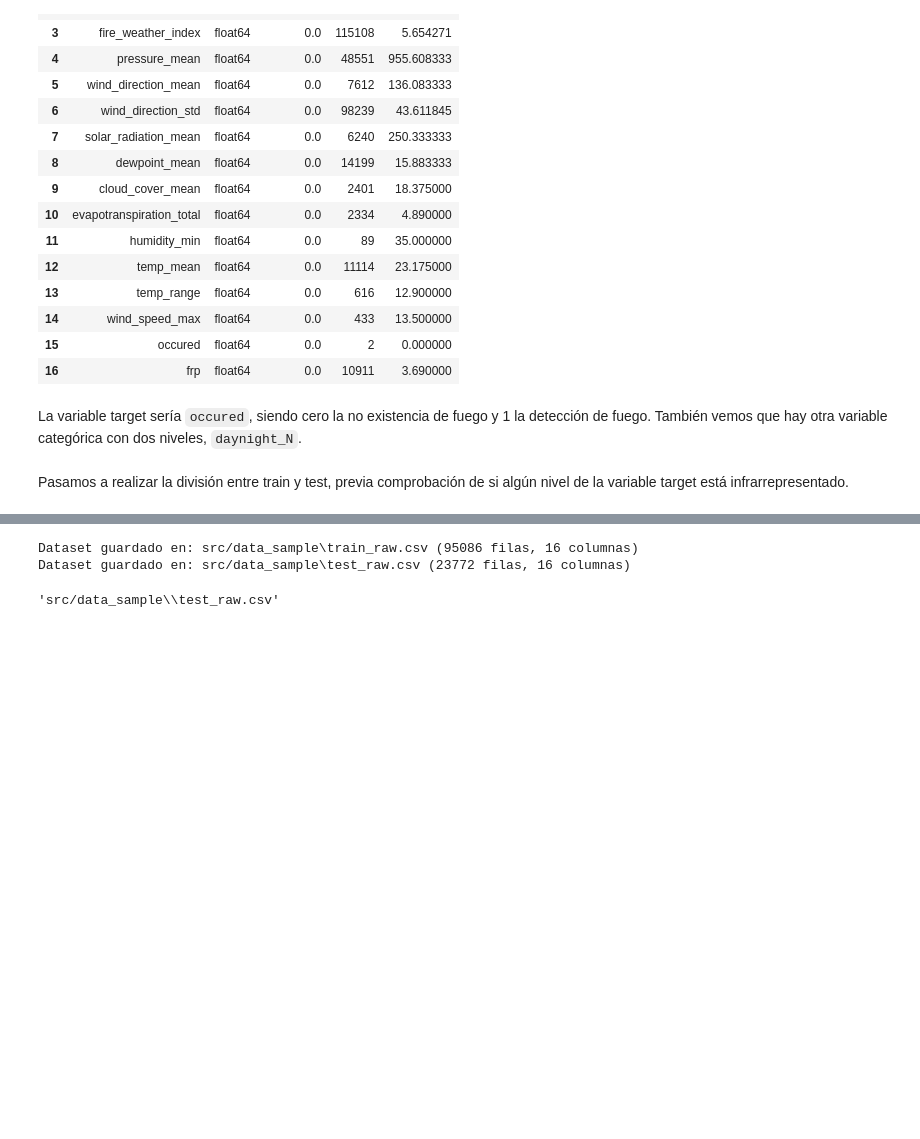
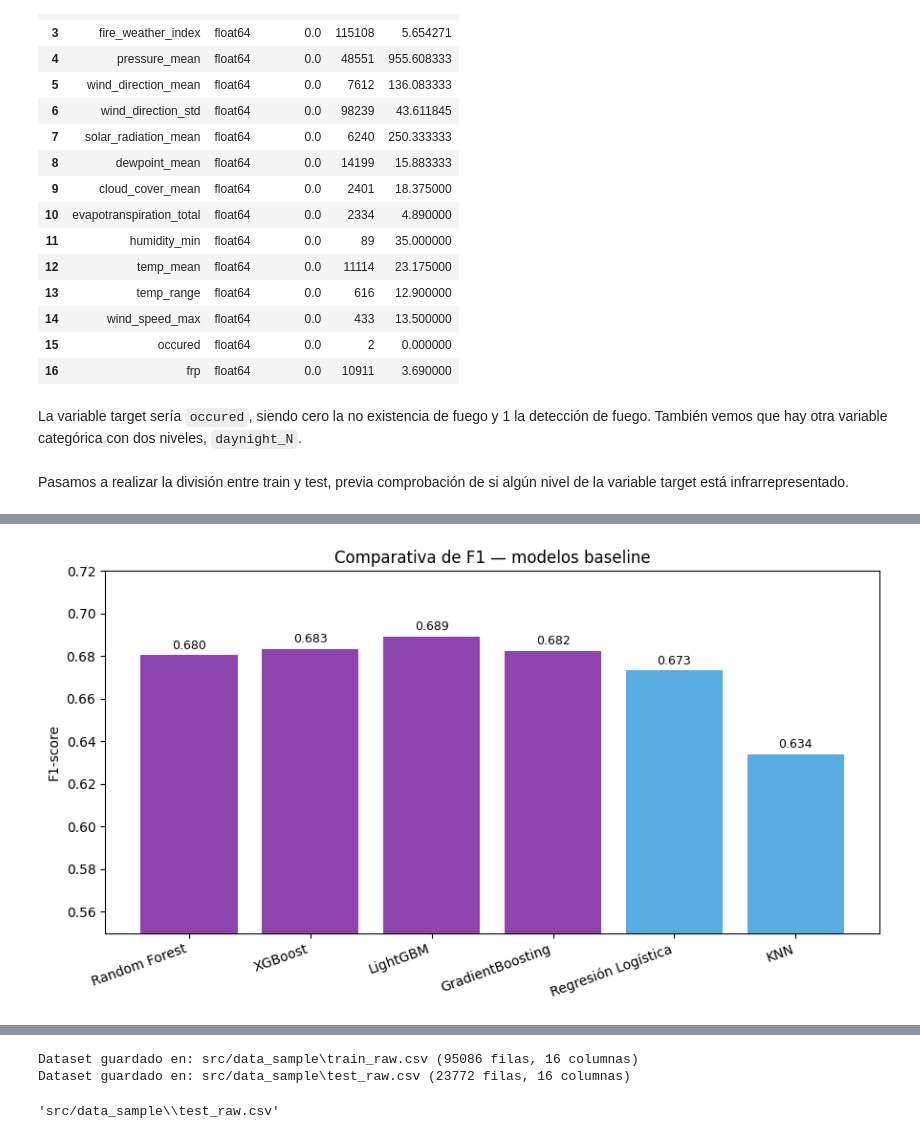
Before and after one commit to sgusmar/ML_proyecto_wildfAIre, a Jupyter notebook: main.ipynb, the cells around one changed output, grey strips where cells are left out. Cells and saved outputs as stored; diff of their text form; code cells hidden in the pictures; blank space fills up the shorter version.

```diff
--- a/main.ipynb
+++ b/main.ipynb
@@ -85,0 +86,27 @@ sns.countplot(data=fire_df, x='occured', color=plt.cm.BuPu(0.7))
+# %%
+import matplotlib.pyplot as plt
+
+modelos = ["Random Forest", "XGBoost", "LightGBM", "GradientBoosting", "Regresión Logística", "KNN"]
+f1_scores = [0.6805, 0.6835, 0.6892, 0.6825, 0.6733, 0.6339]
+
+# Colores: árboles en un tono, distancias en otro (para reforzar visualmente el argumento del ensemble)
+colores = ["#8D44AC"] * 4 + ["#58ACE0FF"] * 2
+
+plt.figure(figsize=(9, 5))
+barras = plt.bar(modelos, f1_scores, color=colores)
+
+plt.ylabel("F1-score")
+plt.title("Comparativa de F1 — modelos baseline")
+plt.ylim(0.55, 0.72)  # recorta el eje para que se vean mejor las diferencias
+plt.xticks(rotation=20, ha='right')
+
+# Etiquetas de valor encima de cada barra
+for barra, valor in zip(barras, f1_scores):
+    plt.text(barra.get_x() + barra.get_width()/2, valor + 0.003, f"{valor:.3f}",
+              ha='center', fontsize=9)
+
+plt.tight_layout()
+plt.savefig('src/img/comparativa_baseline_f1.png', dpi=200, bbox_inches='tight')
+plt.show()
+# %% [output]
+[figure, added]
```
Also changed, not shown: parts of 5 cells of this notebook.
